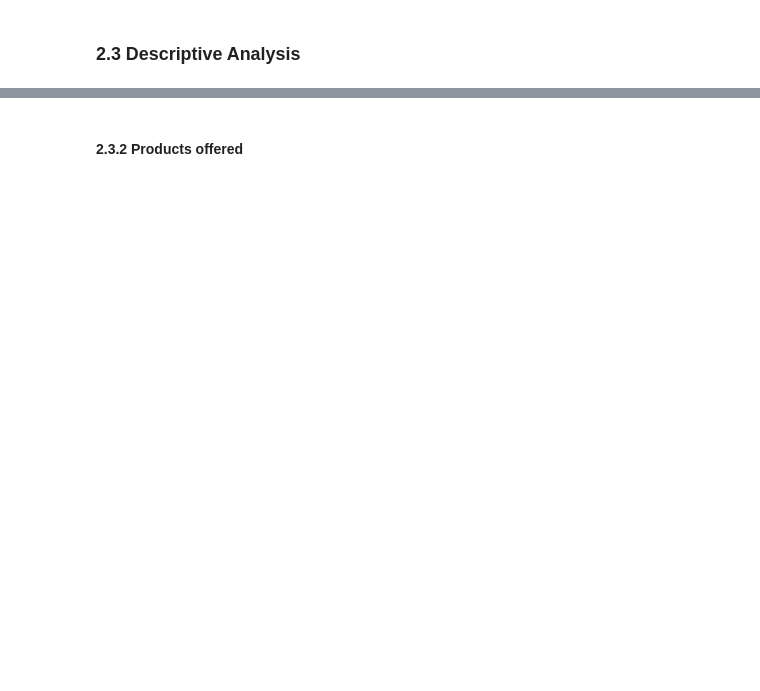
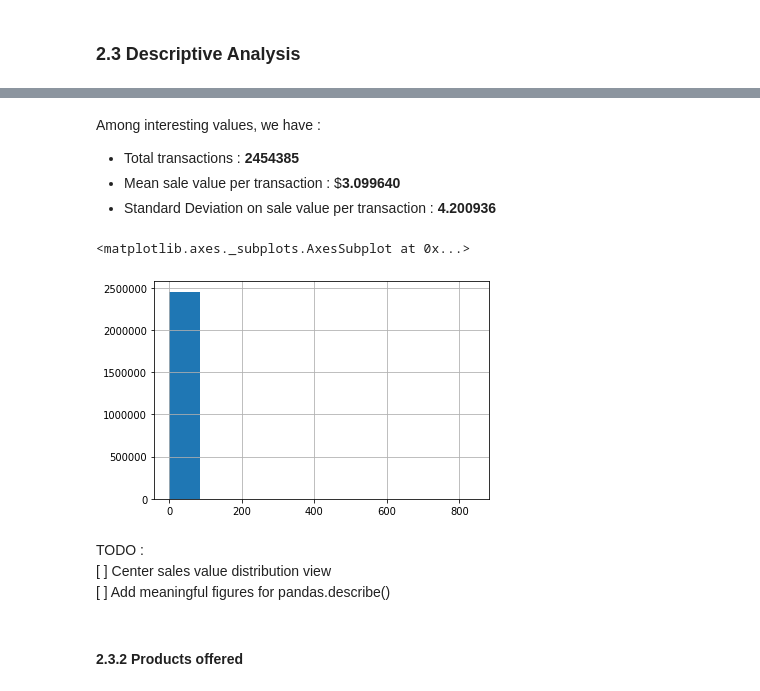
Before and after one commit to LouisAuneau/MISC-sales-forecasting, a Jupyter notebook: Report.ipynb, the cells around one changed output, grey strips where cells are left out. Cells and saved outputs as stored; diff of their text form; code cells hidden in the pictures; blank space fills up the shorter version.

```diff
--- a/Report.ipynb
+++ b/Report.ipynb
@@ -64,2 +124,16 @@ display(transactions.head())
+# %% [markdown]
+Among interesting values, we have :
+- Total transactions : **2454385**
+- Mean sale value per transaction : $**3.099640**
+- Standard Deviation on sale value per transaction : **4.200936**
+# %%
+transactions["SALES_VALUE"].hist()
+# %% [output]
+<matplotlib.axes._subplots.AxesSubplot at 0x...>
+[figure, added]
+# %% [markdown]
+TODO :
+[ ] Center sales value distribution view
+[ ] Add meaningful figures for pandas.describe()
 # %% [markdown]
 #### 2.3.2 Products offered
```
Also changed, not shown: parts of 25 cells of this notebook.
